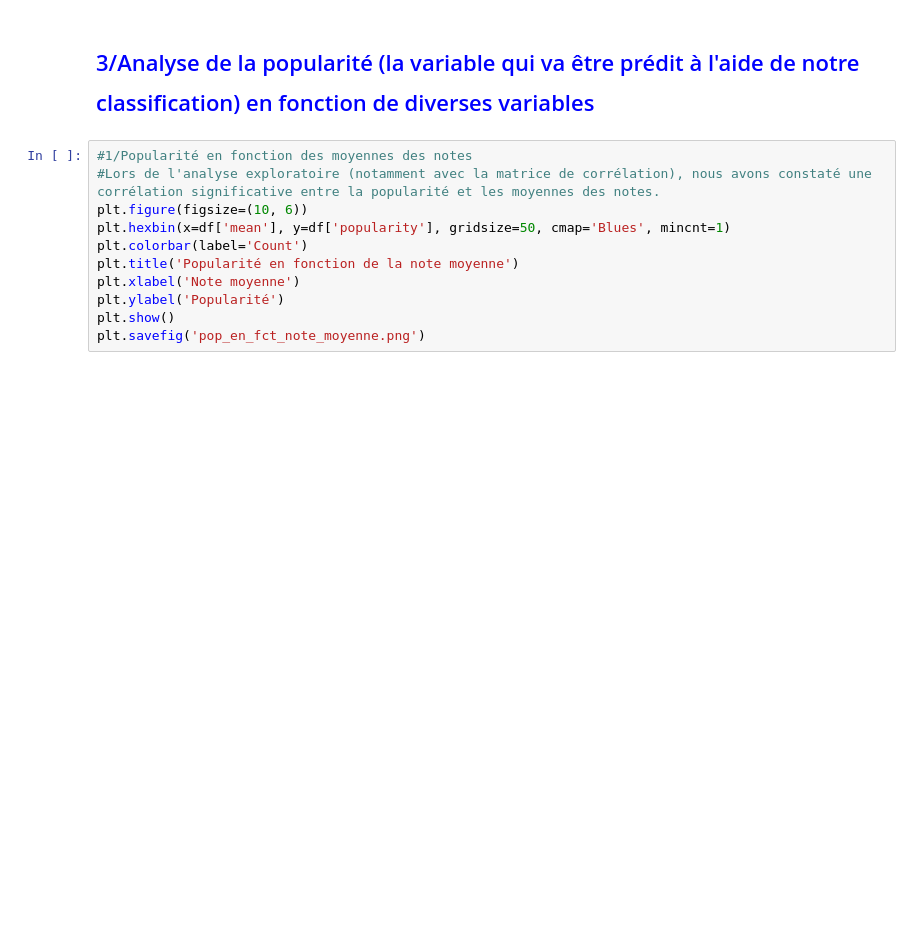
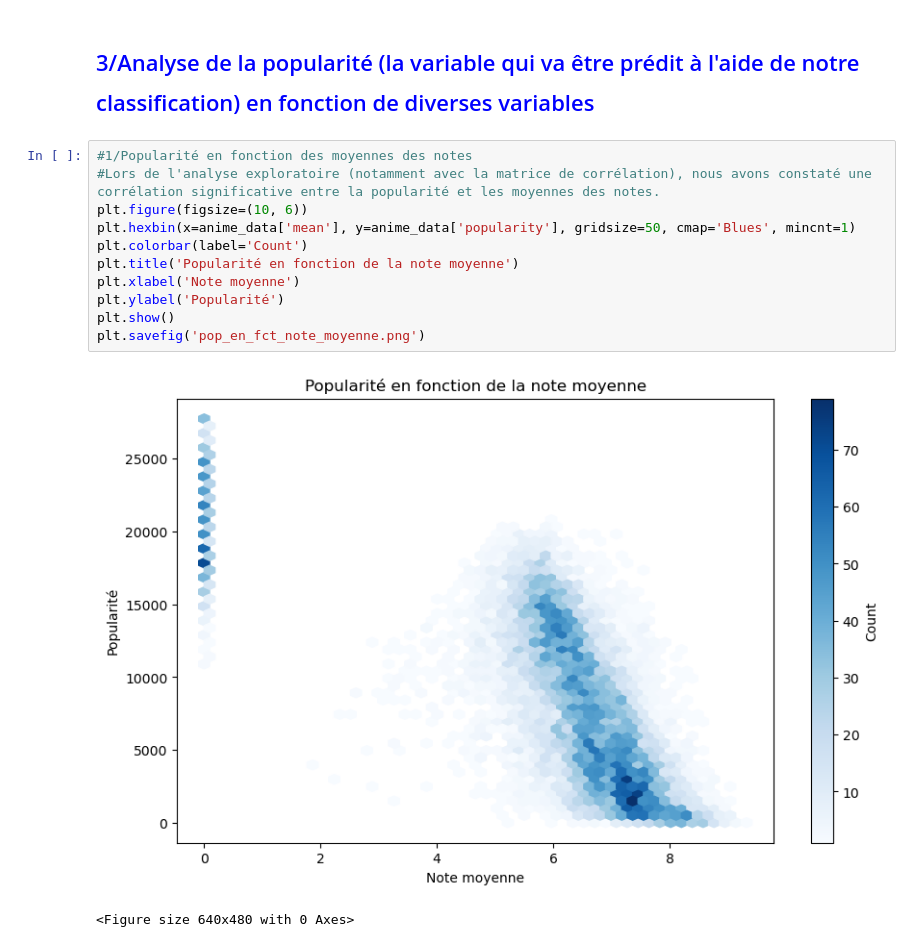
Before and after one commit to fjenft/projet-classification-mal, a Jupyter notebook: Notebook.ipynb, the cells around one changed output. Drawn from its saved outputs; the diff is of its cells as text; blank space fills up the shorter version.

```diff
--- a/Notebook.ipynb
+++ b/Notebook.ipynb
@@ -295,14 +376,17 @@ plt.savefig("nbr_animes_par_nombre_episodes_1_to_100.png", dpi=300)
 # %%
 #1/Popularité en fonction des moyennes des notes
 #Lors de l'analyse exploratoire (notamment avec la matrice de corrélation), nous avons constaté une corrélation significative entre la popularité et les moyennes des notes.
 plt.figure(figsize=(10, 6))
-plt.hexbin(x=df['mean'], y=df['popularity'], gridsize=50, cmap='Blues', mincnt=1)
+plt.hexbin(x=anime_data['mean'], y=anime_data['popularity'], gridsize=50, cmap='Blues', mincnt=1)
 plt.colorbar(label='Count')
 plt.title('Popularité en fonction de la note moyenne')
 plt.xlabel('Note moyenne')
 plt.ylabel('Popularité')
 plt.show()
 plt.savefig('pop_en_fct_note_moyenne.png')
+# %% [output]
+[figure, added]
+<Figure size 640x480 with 0 Axes>
 # %%
 #2/Popularité en fonction du nombre d'utilisateurs (qui ont regardé l'anime)
 #Nous cherchons à déterminer la nature de la relation entre le nombre d'utilisateurs et la popularité des animes, car il est logique de supposer que ces deux variables sont liées.
```
Also changed, not shown: parts of 33 cells of this notebook, 1 other file.
